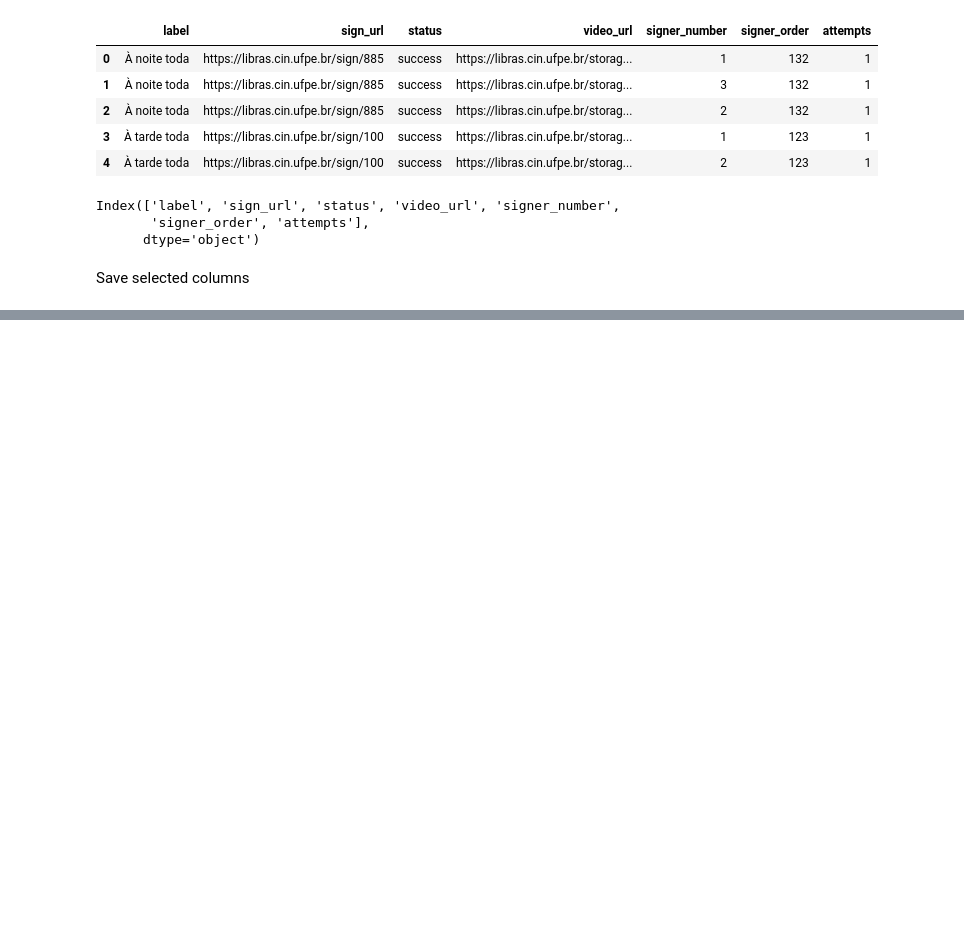
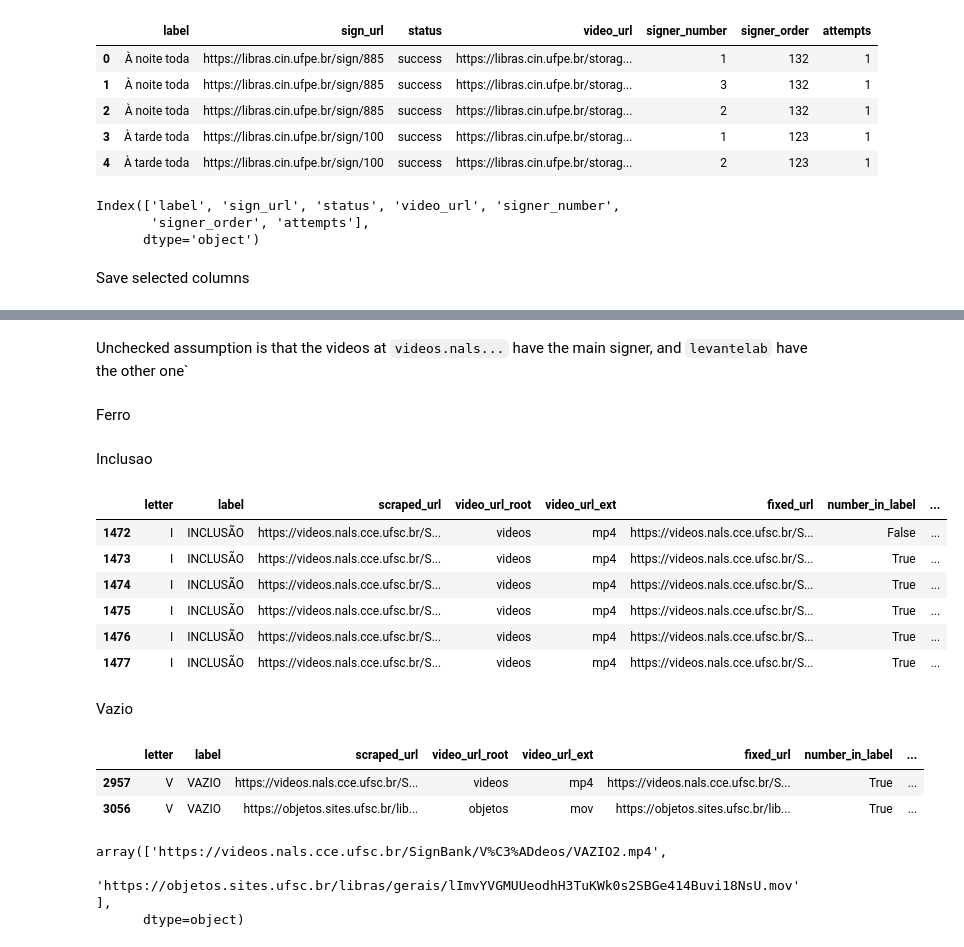
Before and after one commit to patrickf949/SaoPauloBrazilChapter_BrazilianSignLanguage, a Jupyter notebook: code/data/metadata.ipynb, the cells around one changed output, grey strips where cells are left out. Saved outputs shown, nothing was run; the diff lists cells and outputs as text; code cells hidden in the pictures; blank space fills up the shorter version.

```diff
--- a/code/data/metadata.ipynb
+++ b/code/data/metadata.ipynb
@@ -500,0 +791,4 @@ tbc
+# %%
+sb_csv.loc[sb_csv['number_in_label'] == True, 'sign_variant'] = sb_csv.loc[sb_csv['number_in_label'] == True, 'scraped_label'].str[-1].astype(int)
+# %%
+sb_csv.loc[sb_csv['number_in_label'] == True, 'label'] = sb_csv.loc[sb_csv['number_in_label'] == True, 'scraped_label'].apply(remove_number_from_label)
@@ -500,0 +806,4 @@ tbc
+# %%
+sb_csv['signer_number'] = 1
+# based on an assumption that the videos at `videos.nals...` have the main signer, and `levantelab` have the other one
+sb_csv.loc[sb_csv['video_url_root'] == 'levantelab', 'signer_number'] = 2
@@ -500,0 +840,18 @@ tbc
+# %% [markdown]
+Unchecked assumption is that the videos at `videos.nals...` have the main signer, and `levantelab` have the other one`
+# %% [markdown]
+Ferro
+# %%
+sb_csv.loc[1298, 'signer_number'] = 2
+# %% [markdown]
+Inclusao
+# %%
+sb_csv.loc[sb_csv['label'] == 'INCLUSÃO']
+# %% [output]
+|  | letter | label | scraped_url | video_url_root | video_url_ext | fixed_url | number_in_label | ... |
+| 1472 | I | INCLUSÃO | https://videos.nals.cce.ufsc.br/S... | videos | mp4 | https://videos.nals.cce.ufsc.br/S... | False | ... |
+| 1473 | I | INCLUSÃO | https://videos.nals.cce.ufsc.br/S... | videos | mp4 | https://videos.nals.cce.ufsc.br/S... | True | ... |
+| 1474 | I | INCLUSÃO | https://videos.nals.cce.ufsc.br/S... | videos | mp4 | https://videos.nals.cce.ufsc.br/S... | True | ... |
+| 1475 | I | INCLUSÃO | https://videos.nals.cce.ufsc.br/S... | videos | mp4 | https://videos.nals.cce.ufsc.br/S... | True | ... |
+| 1476 | I | INCLUSÃO | https://videos.nals.cce.ufsc.br/S... | videos | mp4 | https://videos.nals.cce.ufsc.br/S... | True | ... |
+| 1477 | I | INCLUSÃO | https://videos.nals.cce.ufsc.br/S... | videos | mp4 | https://videos.nals.cce.ufsc.br/S... | True | ... |
@@ -500,0 +860,14 @@ tbc
+# %% [markdown]
+Vazio
+# %%
+sb_csv.loc[sb_csv['scraped_label'] == 'VAZIO-2']
+# %% [output]
+|  | letter | label | scraped_url | video_url_root | video_url_ext | fixed_url | number_in_label | ... |
+| 2957 | V | VAZIO | https://videos.nals.cce.ufsc.br/S... | videos | mp4 | https://videos.nals.cce.ufsc.br/S... | True | ... |
+| 3056 | V | VAZIO | https://objetos.sites.ufsc.br/lib... | objetos | mov | https://objetos.sites.ufsc.br/lib... | True | ... |
+# %%
+sb_csv.loc[sb_csv['scraped_label'] == 'VAZIO-2'].scraped_url.values
+# %% [output]
+array(['https://videos.nals.cce.ufsc.br/SignBank/V%C3%ADdeos/VAZIO2.mp4',
+       'https://objetos.sites.ufsc.br/libras/gerais/lImvYVGMUUeodhH3TuKWk0s2SBGe414Buvi18NsU.mov'],
+      dtype=object)
```
Also changed, not shown: parts of 54 cells of this notebook, 3 other files.
